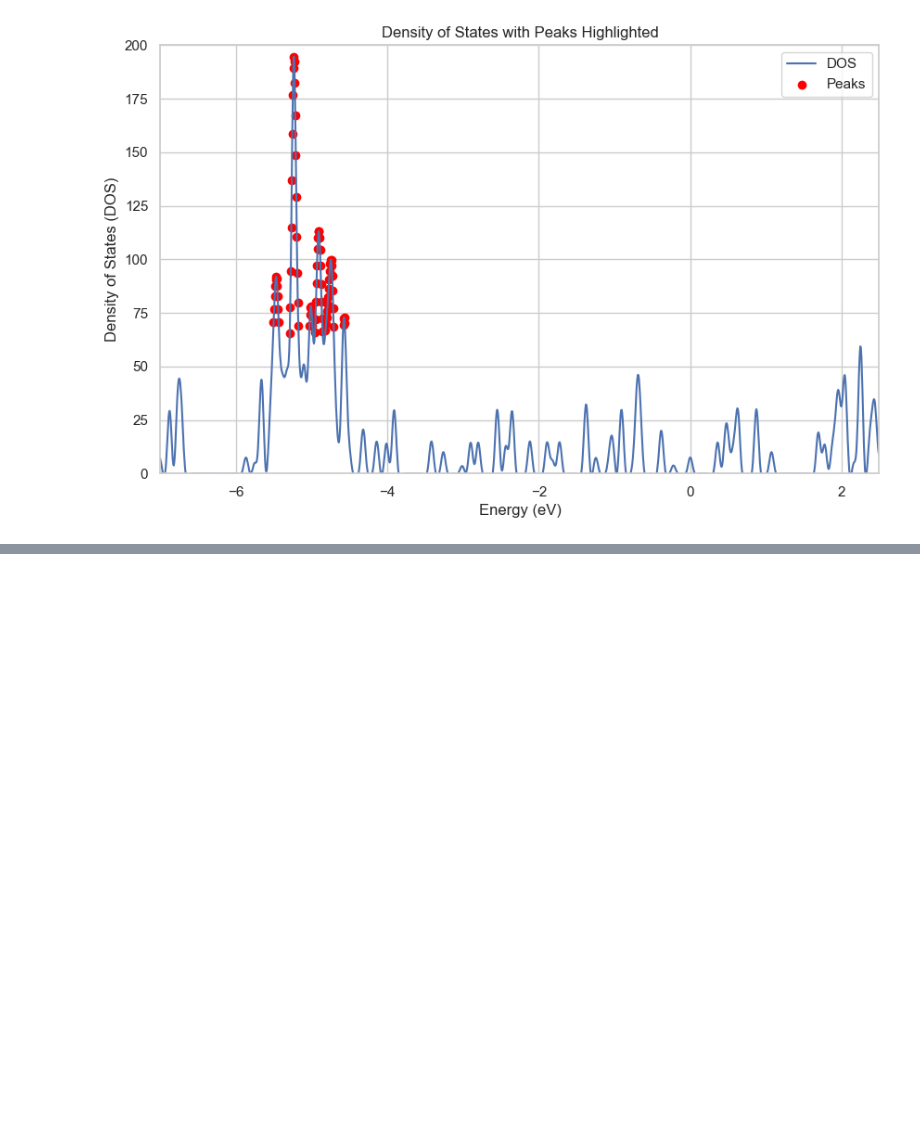
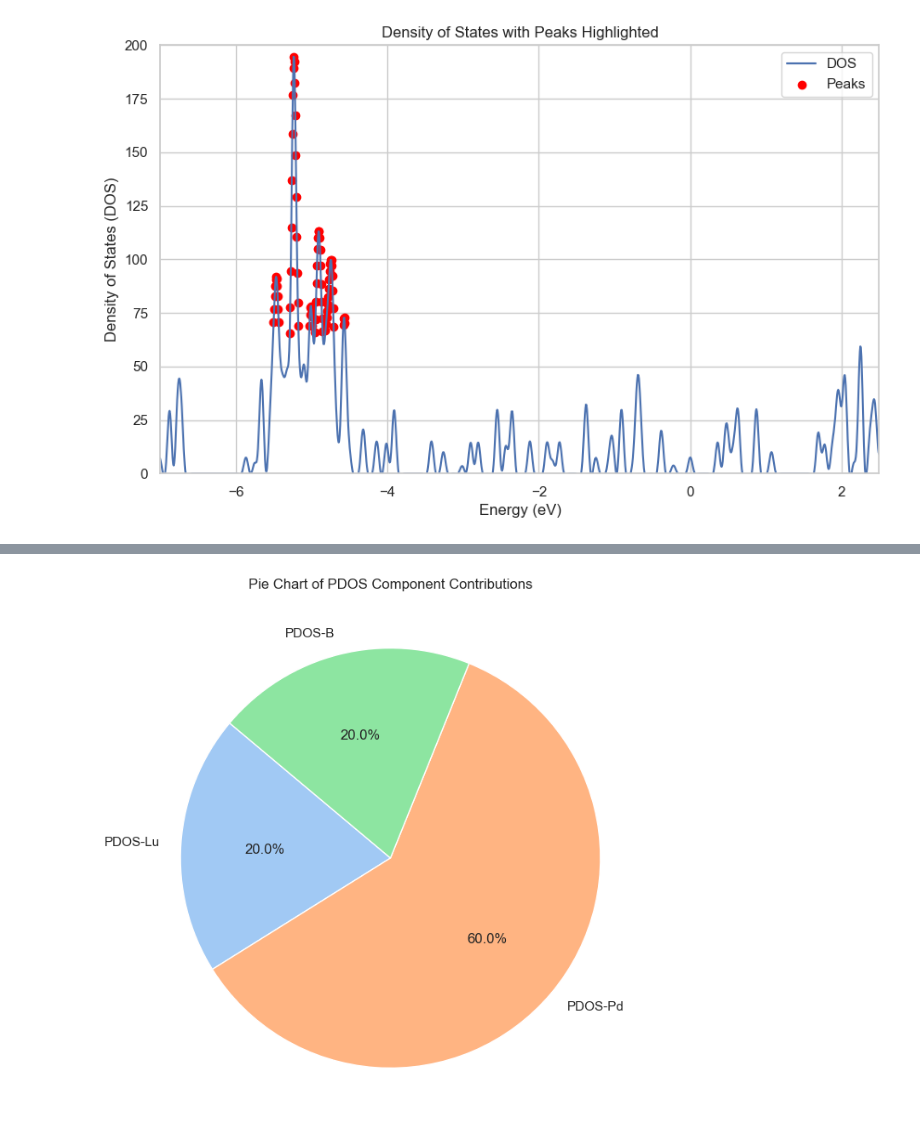
Before and after one commit to khabbab234/Python_project, a Jupyter notebook: Project.ipynb, the cells around one changed output, grey strips where cells are left out. Drawn from its saved outputs; the diff is of its cells as text; code cells hidden in the pictures; blank space fills up the shorter version.

```diff
--- a/Project.ipynb
+++ b/Project.ipynb
@@ -105,0 +155,18 @@ data=pd.read_csv(filepath)
+# %%
+# Aggregate the total contributions of each PDOS component
+columns = ['PDOS-Lu', 'PDOS-Pd', 'PDOS-B']
+component_sums = data[columns].sum()
+
+# Create a pie chart
+plt.figure(figsize=(8, 8))
+plt.pie(
+    component_sums,
+    labels=columns,
+    autopct='%1.1f%%',
+    startangle=140,
+    colors=sns.color_palette("pastel")
+)
+plt.title("Pie Chart of PDOS Component Contributions")
+plt.show()
+# %% [output]
+[figure, added]
```
Also changed, not shown: parts of 3 cells of this notebook.
